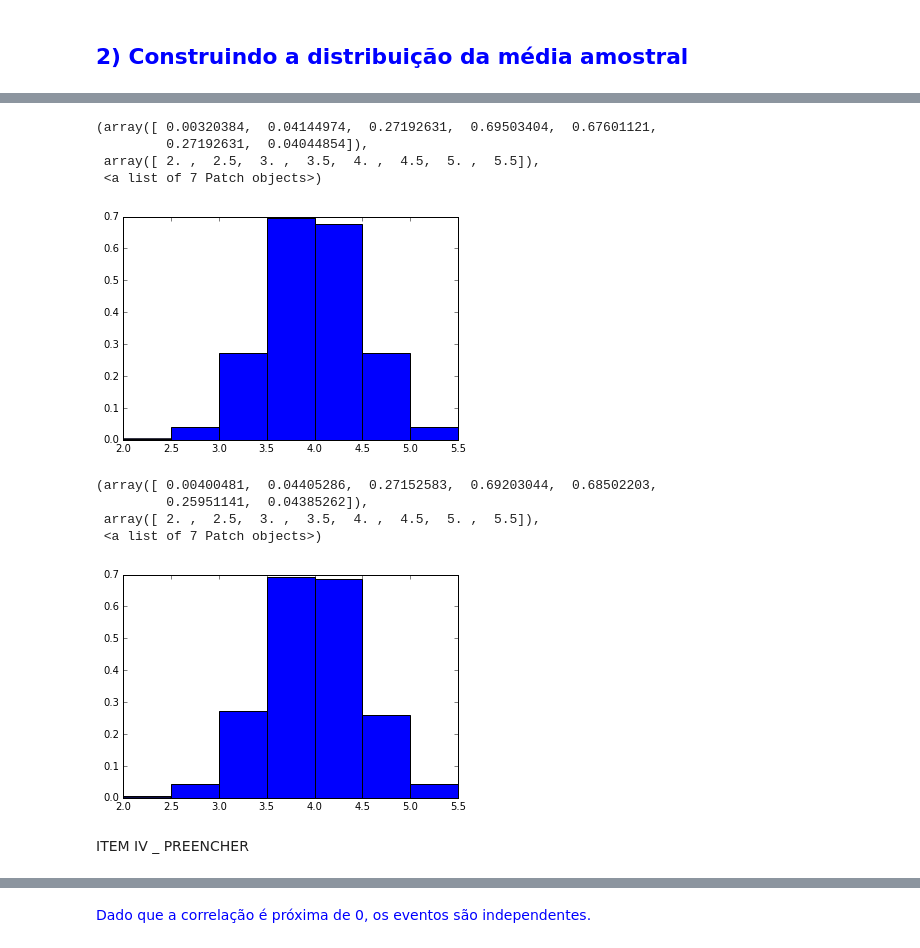
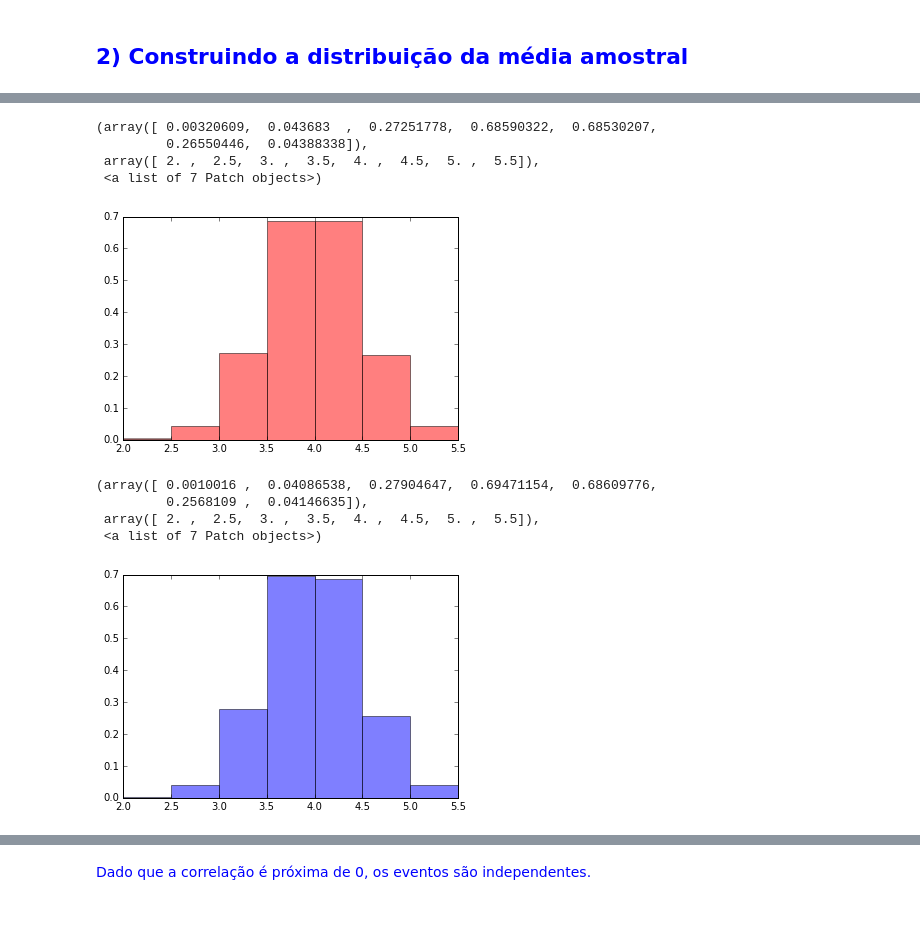
Before and after one commit to filipefborba/CD, a Jupyter notebook: MiniProjeto2/MiniProjeto2 - Borba e Martim.ipynb, the cells around one changed output, grey strips where cells are left out. Cells and saved outputs as stored; diff of their text form; code cells hidden in the pictures; blank space fills up the shorter version.

```diff
--- a/MiniProjeto2/MiniProjeto2 - Borba e Martim.ipynb
+++ b/MiniProjeto2/MiniProjeto2 - Borba e Martim.ipynb
@@ -150,0 +131,36 @@ amostral "n"</font>
+# %%
+import matplotlib.patches as mpatches
+
+n = 50
+escolha = []
+for i in range(10000):
+    escolha.append(np.mean(np.random.choice(normal,size=n)))
+histmediaamostral3 = plt.hist(escolha, bins = 20, normed = 1, color="red", alpha = 0.5)
+histmediaamostral3
+
+n = 20
+escolha = []
+for i in range(10000):
+    escolha.append(np.mean(np.random.choice(normal,size=n)))
+histmediaamostral2 = plt.hist(escolha, bins = 20, normed = 1, color="blue", alpha = 0.5)
+histmediaamostral2
+
+n = 4
+escolha = []
+for i in range(10000):
+    escolha.append(np.mean(np.random.choice(normal,size=n)))
+histmediaamostral1 = plt.hist(escolha, bins = 20, normed = 1, color="green", alpha = 0.5)
+histmediaamostral1
+
+n = 2
+escolha = []
+for i in range(10000):
+    escolha.append(np.mean(np.random.choice(normal,size=n)))
+histmediaamostral = plt.hist(escolha, bins = 20, normed = 1, color="yellow", alpha = 0.5)
+histmediaamostral
+
+legenda50= mpatches.Patch(color='r', alpha = 0.5, label='50 amostras')
+legenda20 = mpatches.Patch(color='b', alpha = 0.5, label='20 amostras')
+legenda4= mpatches.Patch(color='g', alpha = 0.5, label='4 amostras')
+legenda2 = mpatches.Patch(color='y', alpha = 0.5, label='2 amostras')
+plt.legend(handles=[legenda50, legenda20, legenda4, legenda2])
@@ -151,30 +176,27 @@ amostral "n"</font>
 # %%
 n = 50
 escolha = []
 escolha1 = []
 escolha9 = []
 for i in range(10000):
     escolha.append(np.random.choice(normal,size=n))
     escolha1.append(escolha[i][0])
     escolha9.append(escolha[i][8])
 
-histmediaamostral4 = plt.hist(escolha1, bins = np.arange(2,6,0.5), normed = 1, color="blue")
-plt.axis([2,5.5,0,0.7])
+histmediaamostral4 = plt.hist(escolha1, bins = np.arange(2,6,0.5), normed = 1, color="r", alpha = 0.5)
 histmediaamostral4
 # %% [output]
-(array([ 0.00320384,  0.04144974,  0.27192631,  0.69503404,  0.67601121,
-         0.27192631,  0.04044854]),
+(array([ 0.00320609,  0.043683  ,  0.27251778,  0.68590322,  0.68530207,
+         0.26550446,  0.04388338]),
  array([ 2. ,  2.5,  3. ,  3.5,  4. ,  4.5,  5. ,  5.5]),
  <a list of 7 Patch objects>)
-[figure, old version]
+[figure, new version]
 # %%
-histmediaamostral5 = plt.hist(escolha9, bins = np.arange(2,6,0.5), normed = 1, color="blue")
+histmediaamostral5 = plt.hist(escolha9, bins = np.arange(2,6,0.5), normed = 1, color="b", alpha = 0.5)
 histmediaamostral5
 # %% [output]
-(array([ 0.00400481,  0.04405286,  0.27152583,  0.69203044,  0.68502203,
-         0.25951141,  0.04385262]),
+(array([ 0.0010016 ,  0.04086538,  0.27904647,  0.69471154,  0.68609776,
+         0.2568109 ,  0.04146635]),
  array([ 2. ,  2.5,  3. ,  3.5,  4. ,  4.5,  5. ,  5.5]),
  <a list of 7 Patch objects>)
-[figure, old version]
+[figure, new version]
-# %% [markdown]
-ITEM IV _ PREENCHER
```
Also changed, not shown: parts of 11 cells of this notebook.
